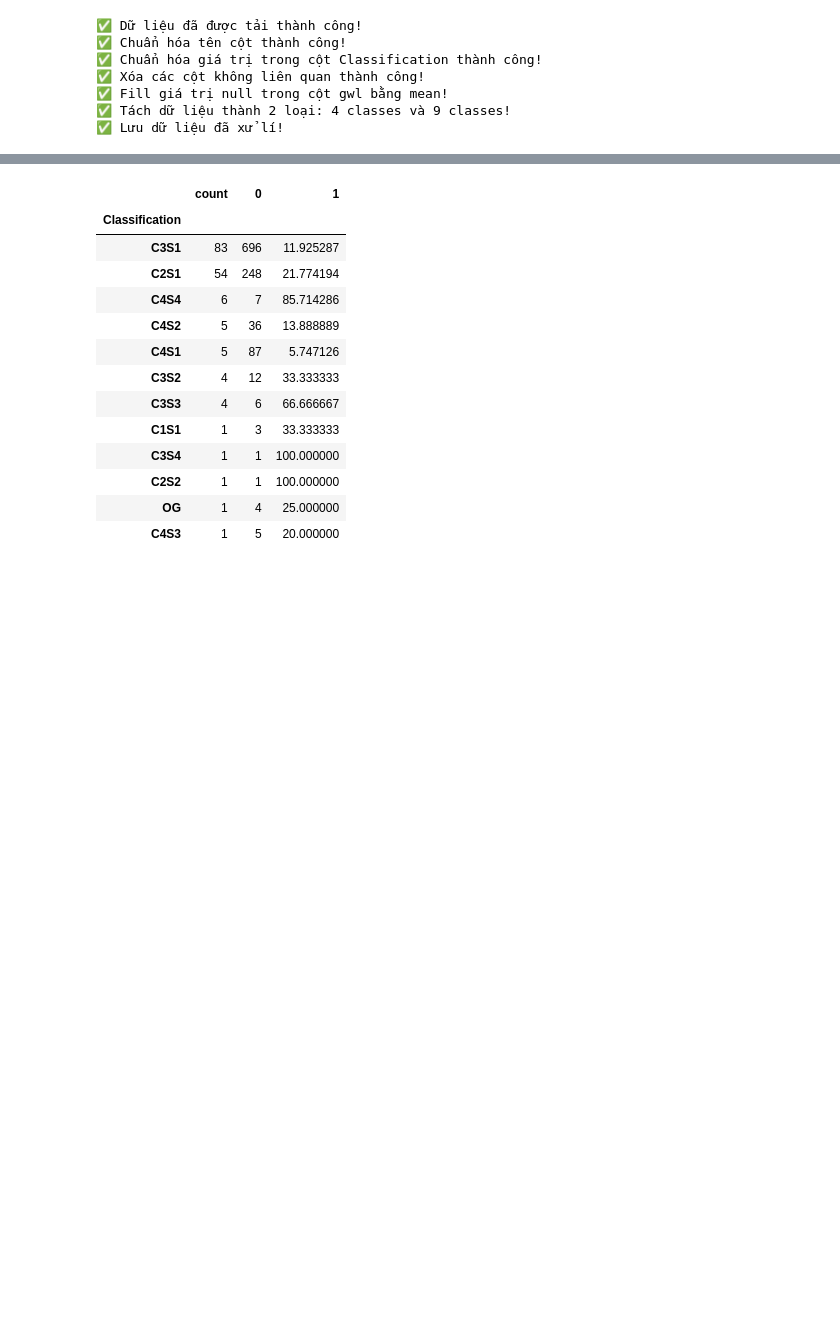
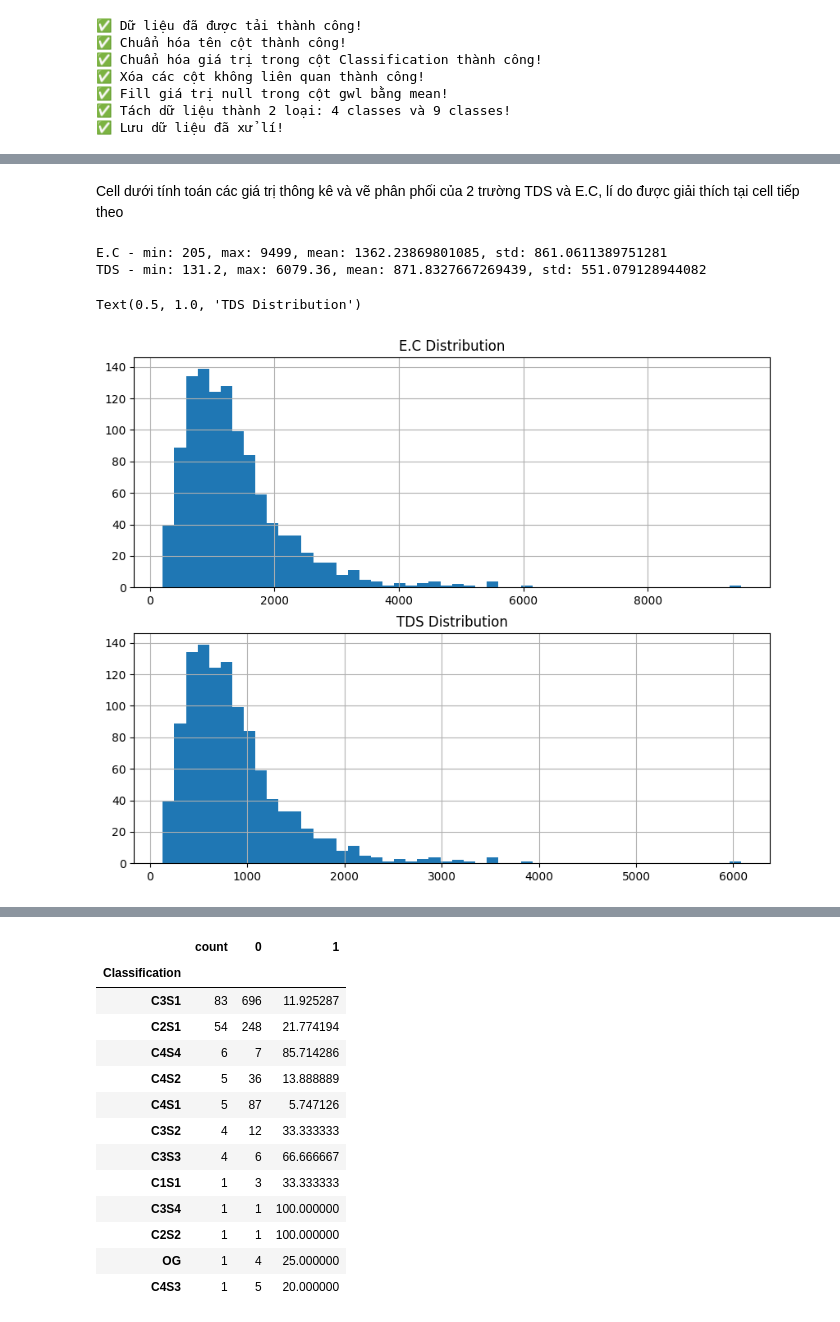
Before and after one commit to Dr-Vphuc/Ground_Water_Classifier, a Jupyter notebook: notebook/a_preprocessing.ipynb, the cells around one changed output, grey strips where cells are left out. Cells and saved outputs as stored; diff of their text form; code cells hidden in the pictures; blank space fills up the shorter version.

```diff
--- a/notebook/a_preprocessing.ipynb
+++ b/notebook/a_preprocessing.ipynb
@@ -126,0 +162,20 @@ len(df[df['CO3'] == 0.0]), len(df)
+# %% [markdown]
+Cell dưới tính toán các giá trị thông kê và vẽ phân phối của 2 trường TDS và E.C, lí do được giải thích tại cell tiếp theo
+# %%
+print(f"E.C - min: {df['E.C'].min()}, max: {df['E.C'].max()}, mean: {df['E.C'].mean()}, std: {df['E.C'].std()}")
+print(f"TDS - min: {df['TDS'].min()}, max: {df['TDS'].max()}, mean: {df['TDS'].mean()}, std: {df['TDS'].std()}")
+
+plt.subplots(2, 1, figsize=(10, 8))
+
+plt.subplot(2, 1, 1)
+plt.plot(data=df['E.C'].hist(bins=50))
+plt.title('E.C Distribution')
+
+plt.subplot(2, 1, 2)
+plt.plot(data=df['TDS'].hist(bins=50))
+plt.title('TDS Distribution')
+# %% [output]
+E.C - min: 205, max: 9499, mean: 1362.23869801085, std: 861.0611389751281
+TDS - min: 131.2, max: 6079.36, mean: 871.8327667269439, std: 551.079128944082
+Text(0.5, 1.0, 'TDS Distribution')
+[figure, added]
```
Also changed, not shown: parts of 53 cells of this notebook.
